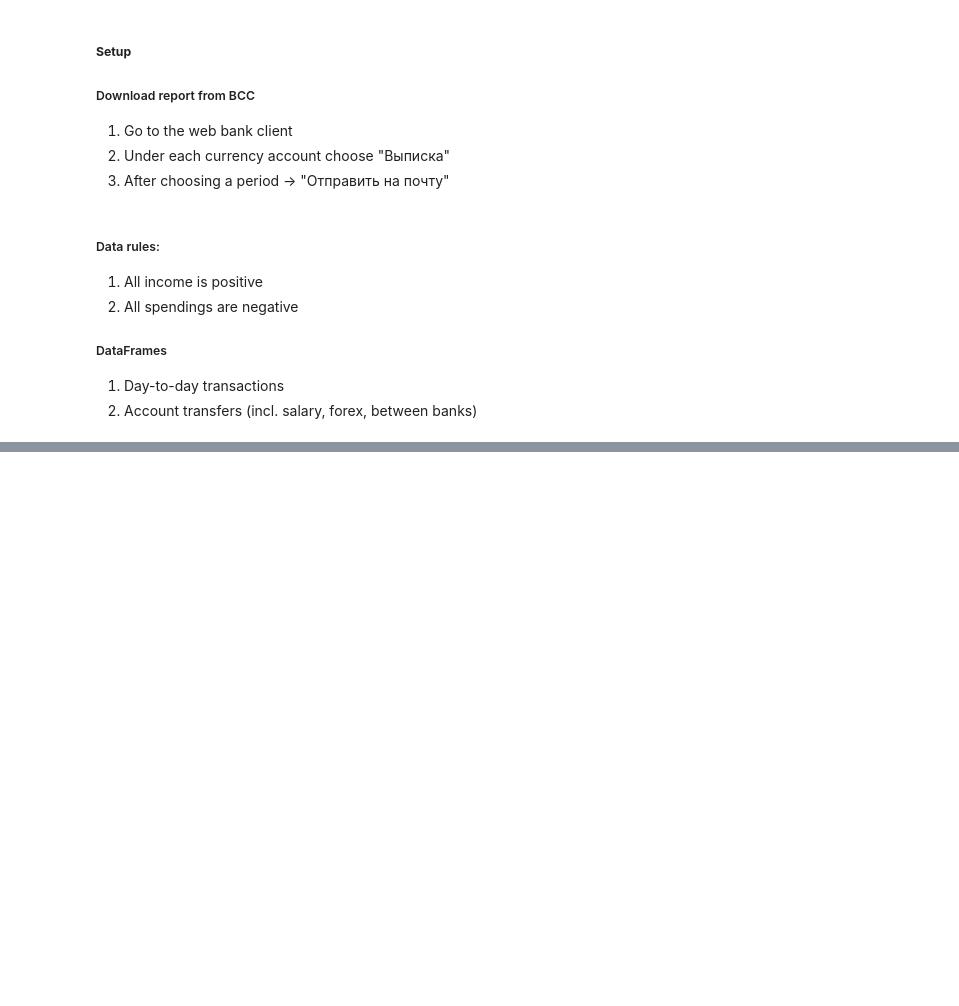
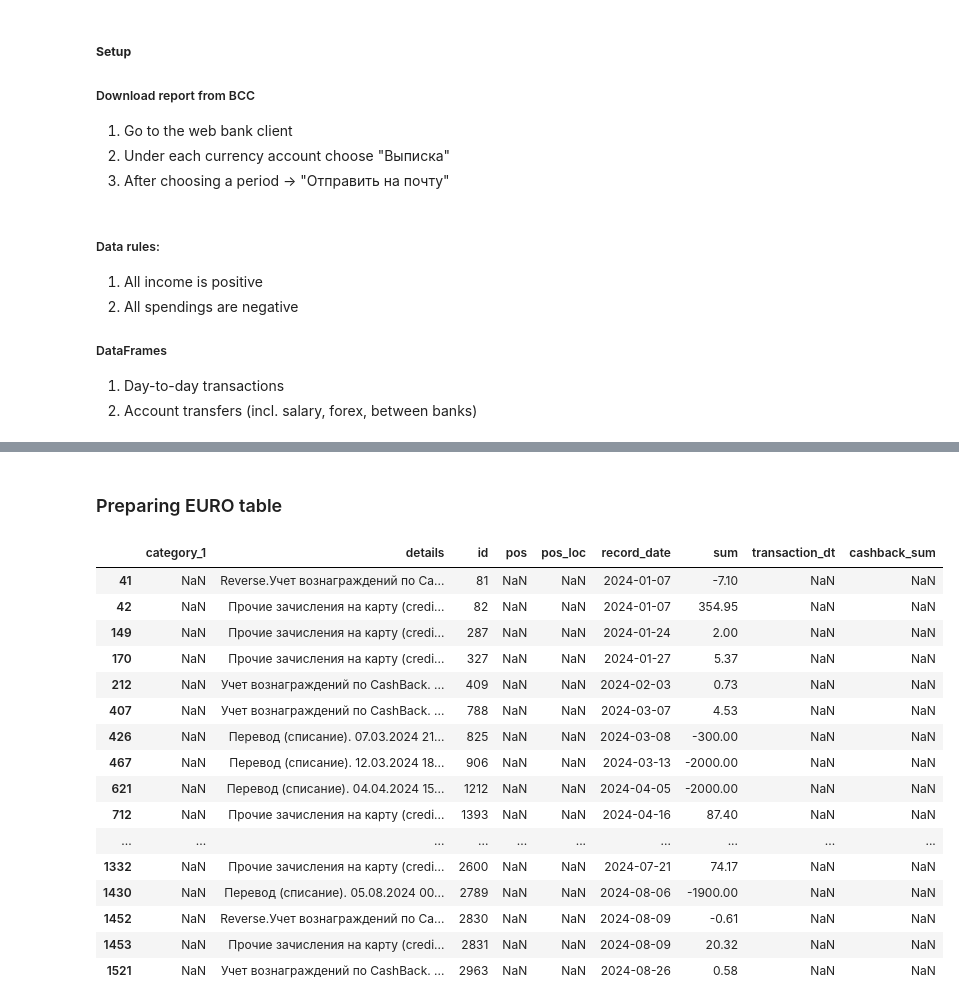
Before and after one commit to cry0steam/budget, a Jupyter notebook: budget_analysis.ipynb, the cells around one changed output, grey strips where cells are left out. Cells and saved outputs as stored; diff of their text form; code cells hidden in the pictures; blank space fills up the shorter version.

Commit message:
feat (Euro): add parsing for cashback and categories

```diff
--- a/budget_analysis.ipynb
+++ b/budget_analysis.ipynb
@@ -7,6 +7,9 @@
 # %%
 #imports
 import pandas as pd
+import re
+
+pd.set_option('display.max_colwidth', None)
 # %%
 #parse euro_acc table
 df_euro = pd.read_html('euro_acc.html')[2]
@@ -62,0 +28,2 @@ None
+# %% [markdown]
+### Preparing EURO table
@@ -62,0 +87,60 @@ None
+# %%
+# Regular expressions to extract date and retail sum directly in the loop
+cashback_date_regex = r'Дата (\d{2}\.\d{2}\.\d{4} \d{2}:\d{2}:\d{2})'
+retail_sum_regex = r'сумма ([\d.]+)'
+
+# Step 2: Track indices of cashback rows that have matching retail transactions
+matched_cashback_indices = []
+
+# Step 3: Process cashback rows, find matching Retail rows, and add cashback sum
+for index, row in df_euro.iterrows():
+    if "Учет вознаграждений по CashBack" in row['details']:
+        # Extract the cashback date and retail transaction sum directly
+        cashback_date_match = re.search(cashback_date_regex, row['details'])
+        retail_sum_match = re.search(retail_sum_regex, row['details'])
+
+        if cashback_date_match and retail_sum_match:
+            cashback_date = cashback_date_match.group(1)
+            retail_amount = float(retail_sum_match.group(1))
+            cashback_amount = row['sum']
+
+            # Find matching Retail row by 'transaction_dt' and 'sum'
+            matching_retail_index = df_euro[(df_euro['transaction_dt'] == cashback_date) &
+                                            (df_euro['sum'] == -retail_amount)].index
+
+            # If match found, update cashback_sum in the Retail row and mark cashback row for deletion
+            if not matching_retail_index.empty:
+                df_euro.loc[matching_retail_index, 'cashback_sum'] = cashback_amount
+                matched_cashback_indices.append(index)
+
+# Step 4: Remove matched cashback rows
+df_euro.drop(matched_cashback_indices, inplace=True)
+
+# Reset index after dropping rows (optional)
+df_euro.reset_index(drop=True, inplace=True)
+
+# Display the updated DataFrame
+df_euro.head(10)
+# %%
+#display(len(df_euro[df_euro['category_1'] != 'retail']))
+
+display(df_euro[df_euro['category_1'].isna()])
+#display(df_euro[df_euro['category_1'] == 'forex'])
+# %% [output]
+|  | category_1 | details | id | pos | pos_loc | record_date | sum | transaction_dt | cashback_sum |
+| 41 | NaN | Reverse.Учет вознаграждений по Ca... | 81 | NaN | NaN | 2024-01-07 | -7.10 | NaN | NaN |
+| 42 | NaN | Прочие зачисления на карту (credi... | 82 | NaN | NaN | 2024-01-07 | 354.95 | NaN | NaN |
+| 149 | NaN | Прочие зачисления на карту (credi... | 287 | NaN | NaN | 2024-01-24 | 2.00 | NaN | NaN |
+| 170 | NaN | Прочие зачисления на карту (credi... | 327 | NaN | NaN | 2024-01-27 | 5.37 | NaN | NaN |
+| 212 | NaN | Учет вознаграждений по CashBack. ... | 409 | NaN | NaN | 2024-02-03 | 0.73 | NaN | NaN |
+| 407 | NaN | Учет вознаграждений по CashBack. ... | 788 | NaN | NaN | 2024-03-07 | 4.53 | NaN | NaN |
+| 426 | NaN | Перевод (списание). 07.03.2024 21... | 825 | NaN | NaN | 2024-03-08 | -300.00 | NaN | NaN |
+| 467 | NaN | Перевод (списание). 12.03.2024 18... | 906 | NaN | NaN | 2024-03-13 | -2000.00 | NaN | NaN |
+| 621 | NaN | Перевод (списание). 04.04.2024 15... | 1212 | NaN | NaN | 2024-04-05 | -2000.00 | NaN | NaN |
+| 712 | NaN | Прочие зачисления на карту (credi... | 1393 | NaN | NaN | 2024-04-16 | 87.40 | NaN | NaN |
+| ... | ... | ... | ... | ... | ... | ... | ... | ... | ... |
+| 1332 | NaN | Прочие зачисления на карту (credi... | 2600 | NaN | NaN | 2024-07-21 | 74.17 | NaN | NaN |
+| 1430 | NaN | Перевод (списание). 05.08.2024 00... | 2789 | NaN | NaN | 2024-08-06 | -1900.00 | NaN | NaN |
+| 1452 | NaN | Reverse.Учет вознаграждений по Ca... | 2830 | NaN | NaN | 2024-08-09 | -0.61 | NaN | NaN |
+| 1453 | NaN | Прочие зачисления на карту (credi... | 2831 | NaN | NaN | 2024-08-09 | 20.32 | NaN | NaN |
+| 1521 | NaN | Учет вознаграждений по CashBack. ... | 2963 | NaN | NaN | 2024-08-26 | 0.58 | NaN | NaN |
```
Also changed, not shown: parts of 4 cells of this notebook, 1 other file.
